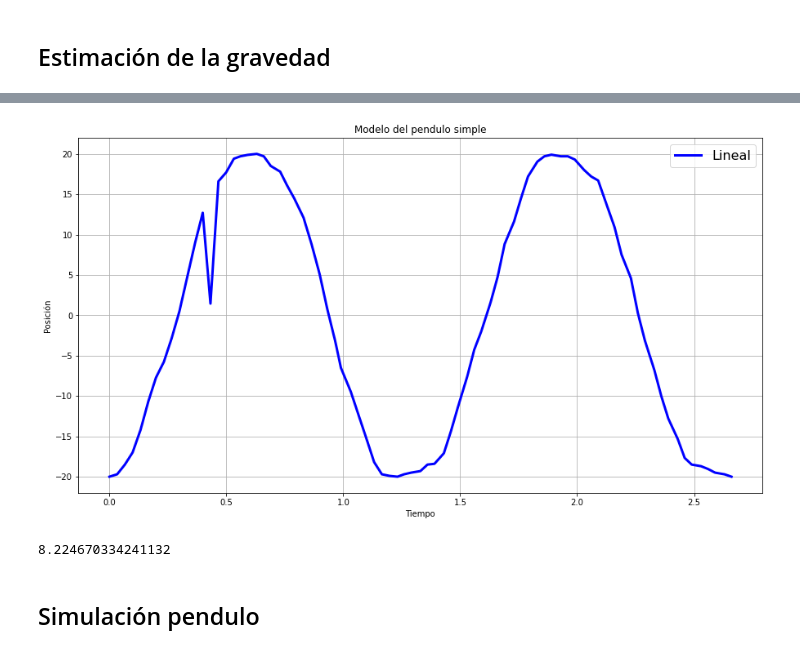
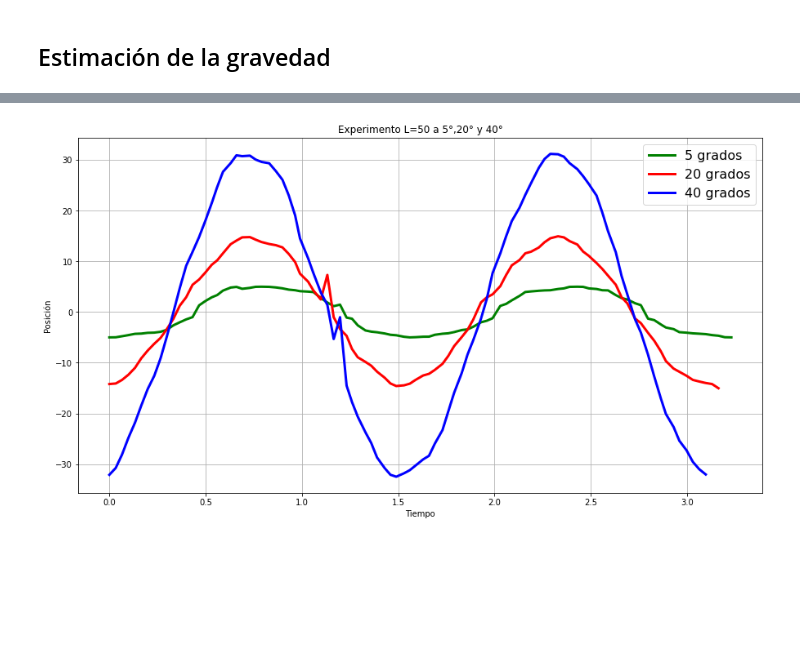
Before and after one commit to Jhosgun/Pendulo, a Jupyter notebook: Pendulo.ipynb, the cells around one changed output, grey strips where cells are left out. Cells and saved outputs as stored; diff of their text form; code cells hidden in the pictures; blank space fills up the shorter version.

```diff
--- a/Pendulo.ipynb
+++ b/Pendulo.ipynb
@@ -71,13 +73,13 @@ experimento.head()
 def plot_tethaVSt(tiempo, tetha):
   plt.figure(figsize=(15,8))
   plt.grid()
-  plt.plot(tiempo, tetha, color = 'b', lw = 3, label = "Lineal")
-
+  plt.plot(tiempo[0], tetha[0], color = 'g', lw = 3, label = "5 grados")
+  plt.plot(tiempo[1], tetha[1], color = 'r', lw = 3, label = "20 grados")
+  plt.plot(tiempo[2], tetha[2], color = 'b', lw = 3, label = "40 grados")
   plt.legend(fontsize = 16)
   plt.xlabel("Tiempo")
   plt.ylabel("Posición")
-  plt.title("Modelo del pendulo simple")
+  plt.title("Experimento L=30 a 5°,20° y 40°")
   plt.show()
-  plt.show()
-plot_tethaVSt(experimento['t'], experimento['θ'])
+plot_tethaVSt([experimento['t'],experimento2['t'],experimento3['t']],[experimento['θ'],experimento2['θ'],experimento3['θ']])
 # %% [output]
@@ -96,4 +140,5 @@ grav_estima(30,1.2)
 # %%
 #Cargue de datos a un dataframe
-experimento=pd.read_excel("/content/gdrive/MyDrive/Octavo semestre/IntroFísica/Pendulo/Masa grande L 30 a 20 grados.xlsx")
-experimento.head()
+experimento4=pd.read_excel("/content/gdrive/MyDrive/Octavo semestre/IntroFísica/Pendulo/Masa Grande L 50 a 5 grados.xlsx")
+experimento5=pd.read_excel("/content/gdrive/MyDrive/Octavo semestre/IntroFísica/Pendulo/Masa Grande L 50 a 20 grados.xlsx")
+experimento6=pd.read_excel("/content/gdrive/MyDrive/Octavo semestre/IntroFísica/Pendulo/Masa Grande L 50 a 40 grados.xlsx")
@@ -107,27 +145,16 @@ experimento.head()
 # %%
 # Gráfica de posición angular vs tiempo
 def plot_tethaVSt(tiempo, tetha):
   plt.figure(figsize=(15,8))
   plt.grid()
-  plt.plot(tiempo, tetha, color = 'b', lw = 3, label = "Lineal")
-
+  plt.plot(tiempo[0], tetha[0], color = 'g', lw = 3, label = "5 grados")
+  plt.plot(tiempo[1], tetha[1], color = 'r', lw = 3, label = "20 grados")
+  plt.plot(tiempo[2], tetha[2], color = 'b', lw = 3, label = "40 grados")
   plt.legend(fontsize = 16)
   plt.xlabel("Tiempo")
   plt.ylabel("Posición")
-  plt.title("Modelo del pendulo simple")
+  plt.title("Experimento L=50 a 5°,20° y 40°")
   plt.show()
-  plt.show()
-plot_tethaVSt(experimento['t'], experimento['θ'])
+plot_tethaVSt([experimento4['t'],experimento4['t'][:-1],experimento6['t']],[experimento4['θ'],experimento5['θ'],experimento6['θ']])
 # %% [output]
-[figure, old version]
+[figure, new version]
-# %%
-#Estimación de la gravedad
-def grav_estima(L,T):
-  g=(4* np.pi**2)*L/(T**2)
-  return g/100
-
-grav_estima(30,1.2)
-# %% [output]
-8.224670334241132
-# %% [markdown]
-## Simulación pendulo
```
Also changed, not shown: parts of 11 cells of this notebook.
